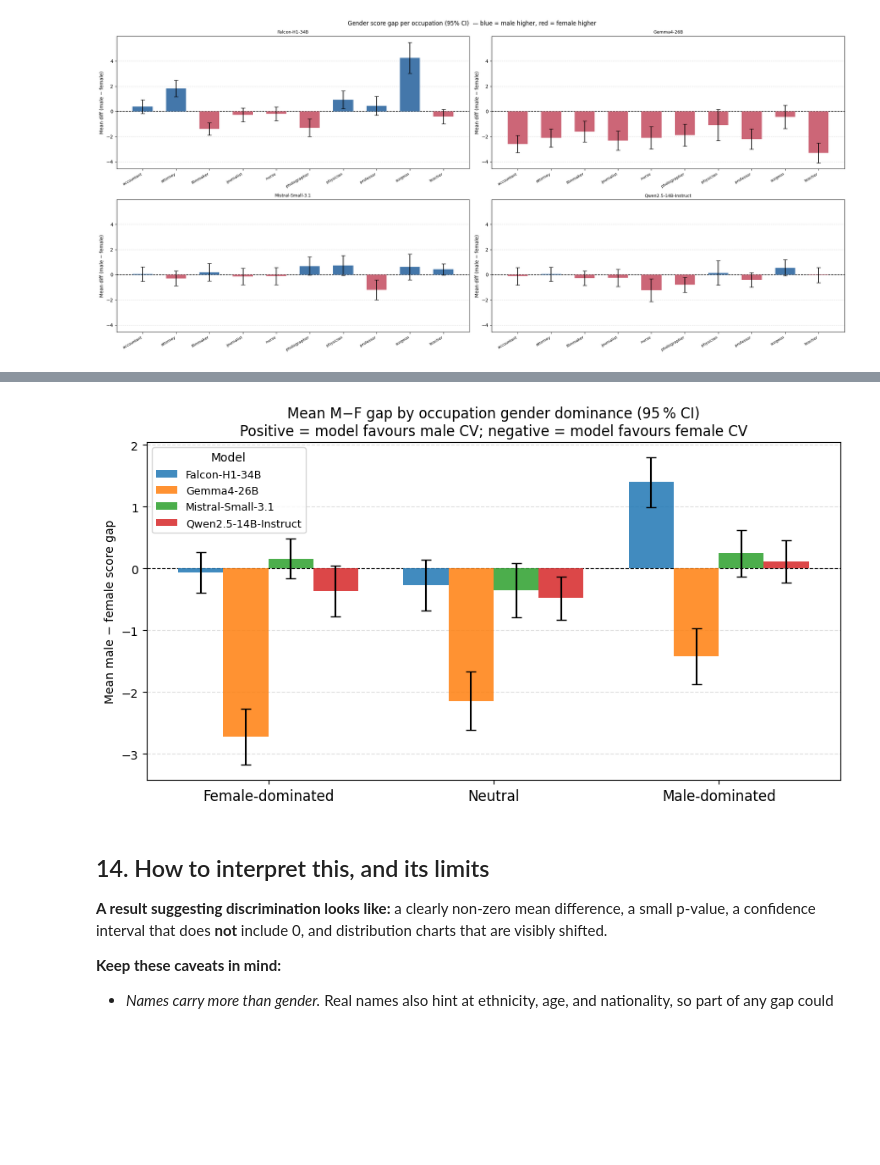
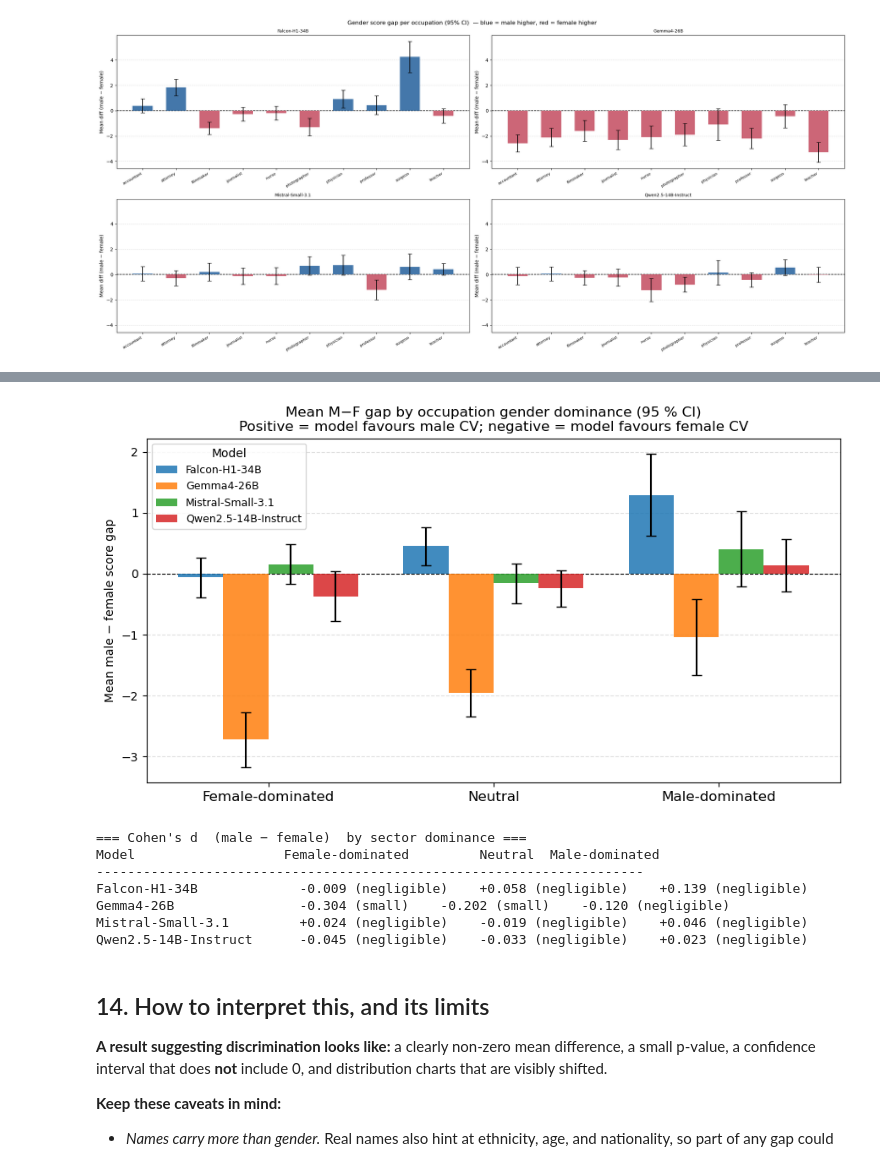
Before and after one commit to GustavWex/Evaluation-of-Artificial-Intelligence, a Jupyter notebook: FairCV_analysis.ipynb, the cells around one changed output, grey strips where cells are left out. Saved outputs shown, nothing was run; the diff lists cells and outputs as text; code cells hidden in the pictures; blank space fills up the shorter version.

Commit message:
Redivided gendered occupations and added effect size graph

```diff
--- a/FairCV_analysis.ipynb
+++ b/FairCV_analysis.ipynb
@@ -1281,18 +1295,20 @@ Threshold aligns with the occupational-segregation literature used in resume-aud
 # 0 = male-dominated   (<40 % female workforce)
 # 1 = female-dominated (≥60 % female workforce)
 # 2 = neutral          (40–59 % female workforce)
-# Edit values here if you find better / more recent figures.
+# Source: BLS Current Population Survey, Table CPSAAT11, Annual Averages 2024.
+# Surgeon is the only exception: BLS combines physicians & surgeons;
+# surgical-specialty figure (29 %) is from HRSA / NCWA 2021.
 OCC_GENDER_GROUP = {
-    "nurse":        1,   # 86–88 % female  — US Census / ACS 2024
-    "teacher":      1,   # 77–80 % female  — BLS / NCES 2024
-    "accountant":   1,   # 61.7 % female   — BLS Women's Databook 2019
-    "professor":    2,   # 50–52 % female  — NCES / AAUP 2023
-    "journalist":   2,   # 46–51 % female  — Pew Research 2023
-    "photographer": 2,   # 46.1 % female   — Data USA 2024
-    "attorney":     0,   # 39.0 % female   — BLS 2024
-    "physician":    0,   # 38.9 % female   — FSMB Census 2025
-    "surgeon":      0,   # 29.1 % female   — HRSA / NCWA 2021
-    "filmmaker":    0,   # 28.0 % female   — SDSU Celluloid Ceiling 2025
+    "nurse":        1,   # 87 % female  — BLS CPSAAT11 2024
+    "teacher":      1,   # 77 % female  — BLS CPSAAT11 2024
+    "accountant":   1,   # 62 % female  — BLS CPSAAT11 2024
+    "professor":    2,   # 52 % female  — BLS CPSAAT11 2024
+    "journalist":   2,   # 47 % female  — BLS CPSAAT11 2024
+    "photographer": 2,   # 46 % female  — BLS CPSAAT11 2024
+    "attorney":     2,   # 42 % female  — BLS CPSAAT11 2024  (was 39 % / male-dominated)
+    "physician":    2,   # 41 % female  — BLS CPSAAT11 2024  (was 38.9 % / male-dominated)
+    "surgeon":      0,   # 29 % female  — HRSA / NCWA 2021   (BLS combines with physicians)
+    "filmmaker":    0,   # 28 % female  — BLS CPSAAT11 2024 (producers & directors)
 }
 
 _GROUP_LABELS = {0: "Male-dominated", 1: "Female-dominated", 2: "Neutral"}
@@ -1308,6 +1324,7 @@ _x  = np.arange(len(_GROUP_ORDER))
 _w  = 0.8 / _nm
 
 fig, ax = plt.subplots(figsize=(9, 5))
+_cohens_d = {}
 
 for j, _lbl in enumerate(_mlbls):
     _df  = all_results[_lbl]
@@ -1315,37 +1332,58 @@ for j, _lbl in enumerate(_mlbls):
     _sub = _df[_ok].copy()
     if 'occupation' not in _sub.columns:
         _sub['occupation'] = [OCC[int(round(P[i,2]))] for i in _sub['resume_index']]
     _sub['_group'] = _sub['occupation'].map(OCC_GENDER_GROUP)
     _sub['_gap']   = _sub['male_score'] - _sub['female_score']
 
-    _means, _lo_e, _hi_e = [], [], []
+    _means, _lo_e, _hi_e, _ds = [], [], [], []
     for g in _GROUP_ORDER:
         _vals = _sub.loc[_sub['_group'] == g, '_gap'].values
-        _m = _vals.mean()
+        _m   = _vals.mean()
+        _std = _vals.std(ddof=1)
         _means.append(_m)
+        _ds.append(_m / _std if _std > 0 else 0.0)
         if len(_vals) >= 2:
             lo, hi = stats.t.interval(0.95, len(_vals)-1, loc=_m, scale=stats.sem(_vals))
             _lo_e.append(_m - lo); _hi_e.append(hi - _m)
         else:
             _lo_e.append(0); _hi_e.append(0)
 
+    _cohens_d[_lbl] = dict(zip(_GROUP_ORDER, _ds))
     _offset = _x + (j - (_nm - 1) / 2) * _w
     ax.bar(_offset, _means, _w, color=_mcolors[_lbl], alpha=0.85,
            yerr=[_lo_e, _hi_e], capsize=4, label=_lbl, zorder=3)
 
 ax.axhline(0, color='k', lw=0.8, ls='--')
 ax.set_xticks(_x)
 ax.set_xticklabels([_GROUP_LABELS[g] for g in _GROUP_ORDER], fontsize=12)
 ax.set_ylabel('Mean male − female score gap')
 ax.set_title(
-    'Mean M−F gap by occupation gender dominance (95 % CI)\n'
+    'Mean M−F gap by occupation gender dominance (95 % CI)\n'
     'Positive = model favours male CV; negative = model favours female CV'
 )
 ax.yaxis.grid(True, ls='--', alpha=0.4, zorder=0)
 ax.legend(fontsize=9, title='Model')
 plt.tight_layout(); plt.show()
+
+print("\n=== Cohen's d  (male − female)  by sector dominance ===")
+_cw = max(len(l) for l in _mlbls) + 2
+print(f"{'Model':<{_cw}}" + "".join(f"  {_GROUP_LABELS[g]:>14}" for g in _GROUP_ORDER))
+print('-' * (_cw + 16 * len(_GROUP_ORDER)))
+for _lbl in _mlbls:
+    _row = f"{_lbl:<{_cw}}"
+    for g in _GROUP_ORDER:
+        _d = _cohens_d[_lbl][g]
+        _row += f"  {_d:>+8.3f} ({_d_label(_d)})"
+    print(_row)
 # %% [output]
-[figure, old version]
+[figure, new version]
+=== Cohen's d  (male − female)  by sector dominance ===
+Model                   Female-dominated         Neutral  Male-dominated
+----------------------------------------------------------------------
+Falcon-H1-34B             -0.009 (negligible)    +0.058 (negligible)    +0.139 (negligible)
+Gemma4-26B                -0.304 (small)    -0.202 (small)    -0.120 (negligible)
+Mistral-Small-3.1         +0.024 (negligible)    -0.019 (negligible)    +0.046 (negligible)
+Qwen2.5-14B-Instruct      -0.045 (negligible)    -0.033 (negligible)    +0.023 (negligible)
 # %% [markdown]
 ## 14. How to interpret this, and its limits
 
```
Also changed, not shown: parts of 5 cells of this notebook.
